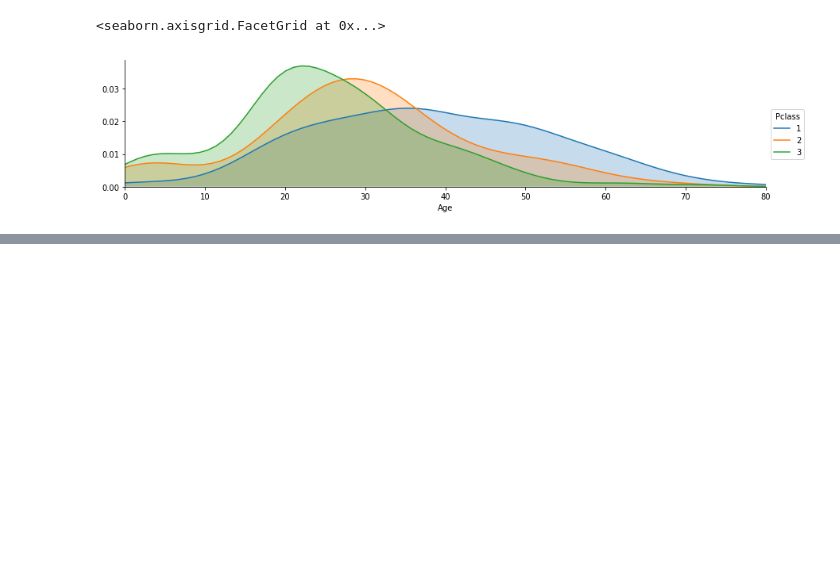
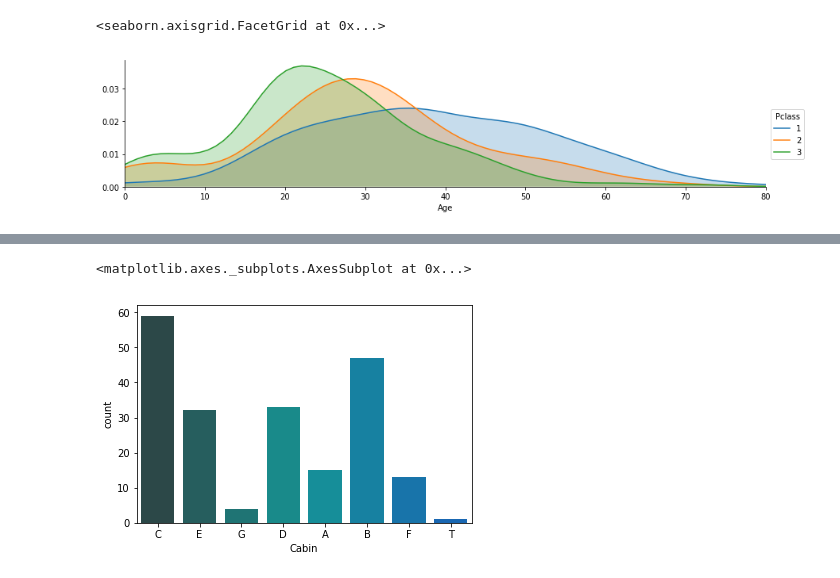
Before and after one commit to iandenegri/titanicdataanalysis, a Jupyter notebook: Titanic Data Analysis.ipynb, the cells around one changed output, grey strips where cells are left out. Saved outputs shown, nothing was run; the diff lists cells and outputs as text; code cells hidden in the pictures; blank space fills up the shorter version.

```diff
--- a/Titanic Data Analysis.ipynb
+++ b/Titanic Data Analysis.ipynb
@@ -137,0 +147,2 @@ figure.add_legend()
+# %%
+deck = titanic_df['Cabin'].dropna()
@@ -137,0 +158,7 @@ figure.add_legend()
+# %%
+levels = []
+
+for level in deck:
+    levels.append(level[0])
+
+levels
@@ -137,0 +183,9 @@ figure.add_legend()
+# %%
+cabin_df = DataFrame(levels)
+
+cabin_df.columns= ['Cabin']
+
+sns.countplot('Cabin', data=cabin_df, palette='winter_d')
+# %% [output]
+<matplotlib.axes._subplots.AxesSubplot at 0x...>
+[figure, added]
```
Also changed, not shown: parts of 23 cells of this notebook.
